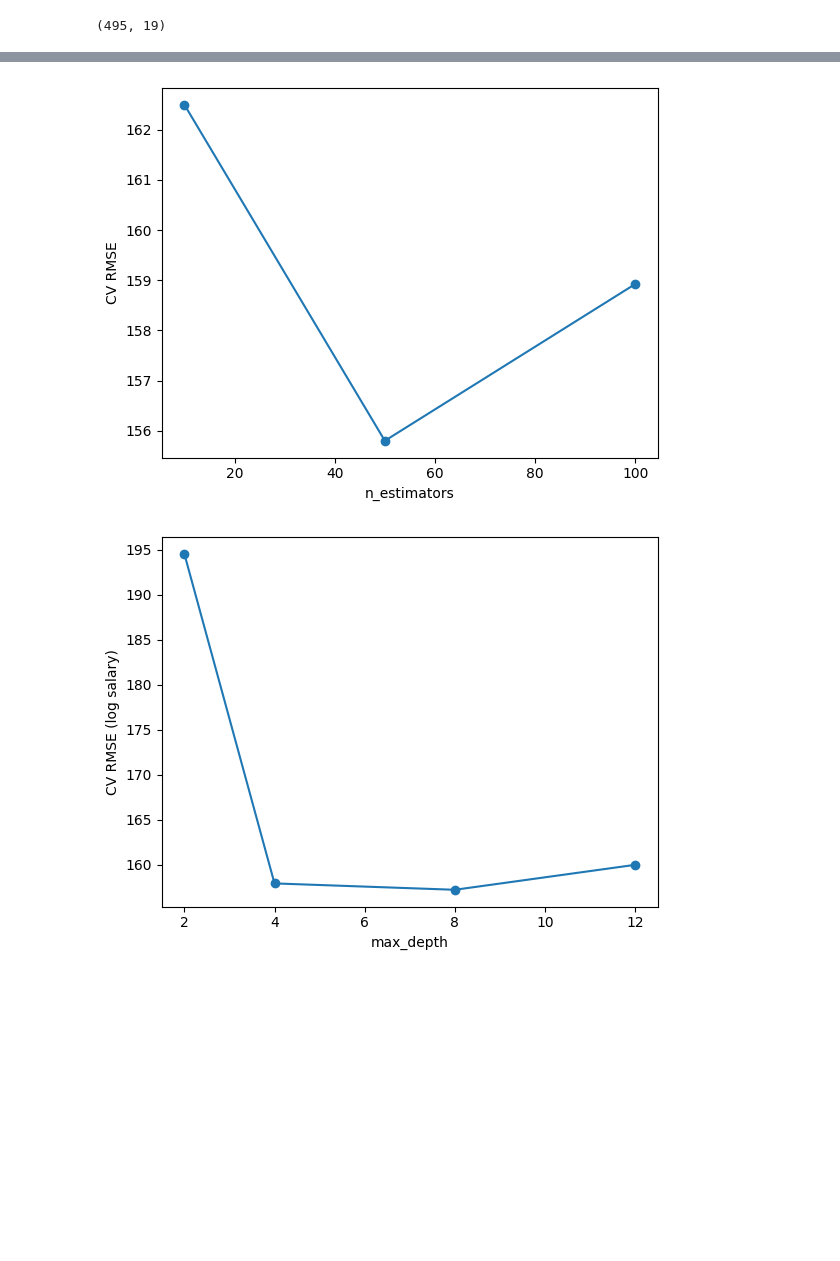
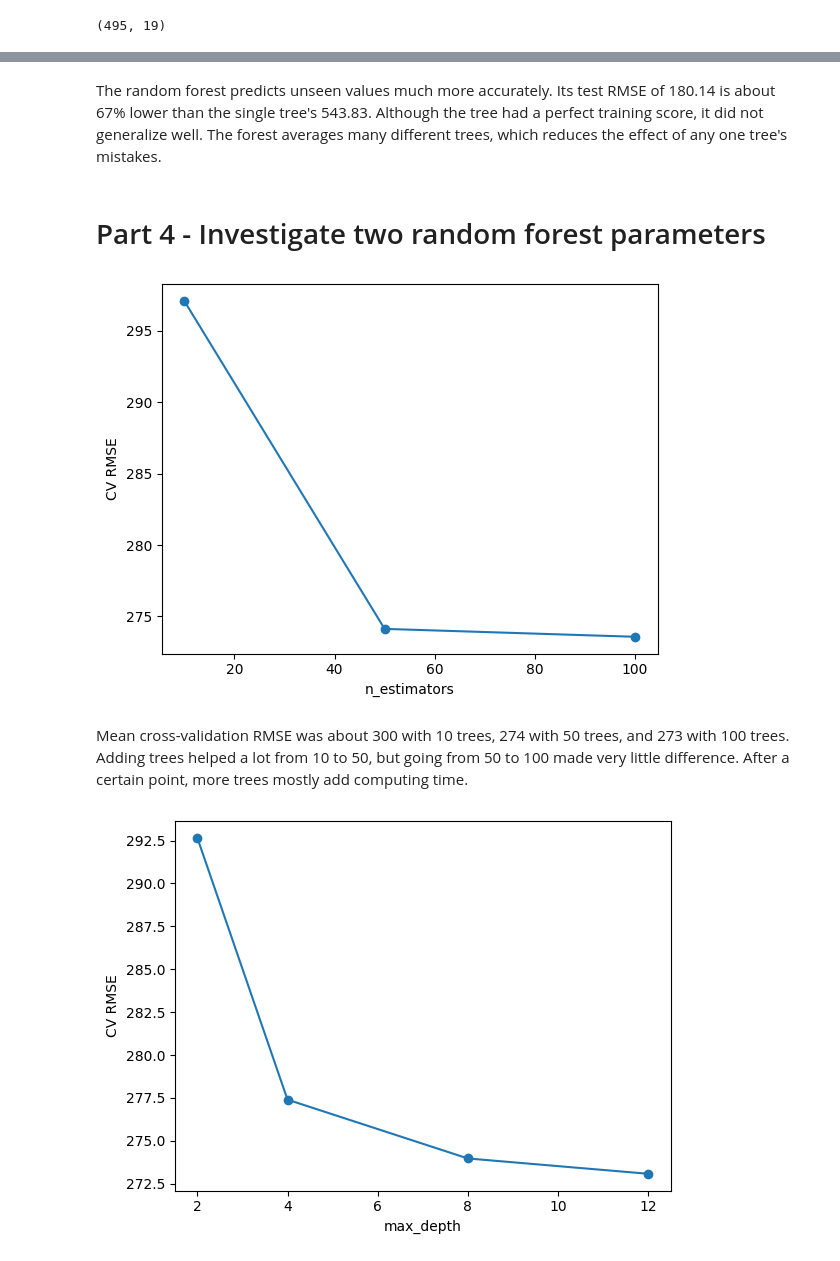
Before and after one commit to cpt0/Project-2, a Jupyter notebook: Project2.ipynb, the cells around one changed output, grey strips where cells are left out. Drawn from its saved outputs; the diff is of its cells as text; code cells hidden in the pictures; blank space fills up the shorter version.

```diff
--- a/Project2.ipynb
+++ b/Project2.ipynb
@@ -85,7 +91,7 @@ from sklearn.tree import DecisionTreeClassifier, DecisionTreeRegressor, plot_tre
 from sklearn.linear_model import LinearRegression
 from sklearn.metrics import mean_squared_error
 # %%
-X = fb2.drop(columns=['Total Interactions'])
+X = fb2.drop(columns=['Total Interactions','comment','like','share'])
 y = fb2['Total Interactions']
 # Hold out 30% of patients for testing. stratify keeps the class mix similar in both parts.
 X_train, X_test, y_train, y_test = train_test_split(
@@ -138,3 +144,7 @@ Test RMSE: 78.80250576024825
+# %% [markdown]
+The random forest predicts unseen values much more accurately. Its test RMSE of 180.14 is about 67% lower than the single tree's 543.83. Although the tree had a perfect training score, it did not generalize well. The forest averages many different trees, which reduces the effect of any one tree's mistakes.
+# %% [markdown]
+# Part 4 - Investigate two random forest parameters
 # %%
 tree_counts = [10, 50, 100]
 cv_rmse = []
@@ -148,16 +158,18 @@ plt.xlabel('n_estimators')
 plt.ylabel('CV RMSE')
 plt.show()
 # %% [output]
-[figure, old version]
+[figure, new version]
+# %% [markdown]
+Mean cross-validation RMSE was about 300 with 10 trees, 274 with 50 trees, and 273 with 100 trees. Adding trees helped a lot from 10 to 50, but going from 50 to 100 made very little difference. After a certain point, more trees mostly add computing time.
 # %%
 depths = [2,4,8,12]
 cv_rmse = []
 for d in depths:
     h = RandomForestRegressor(max_depth=d, n_estimators=100, random_state=50)
     scores = cross_val_score(h, X_train, y_train, cv=5, scoring='neg_root_mean_squared_error')
     cv_rmse.append(-scores.mean())
 
 plt.plot(depths, cv_rmse, marker='o')
-plt.xlabel('max_depth'); plt.ylabel('CV RMSE (log salary)'); plt.show()
+plt.xlabel('max_depth'); plt.ylabel('CV RMSE'); plt.show()
 # %% [output]
-[figure, old version]
+[figure, new version]
```
Also changed, not shown: parts of 21 cells of this notebook.
